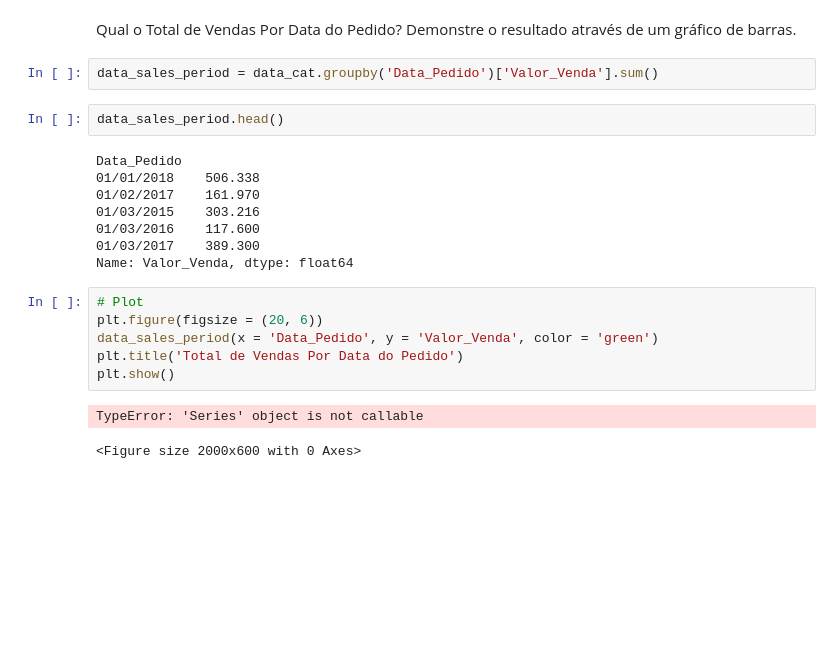
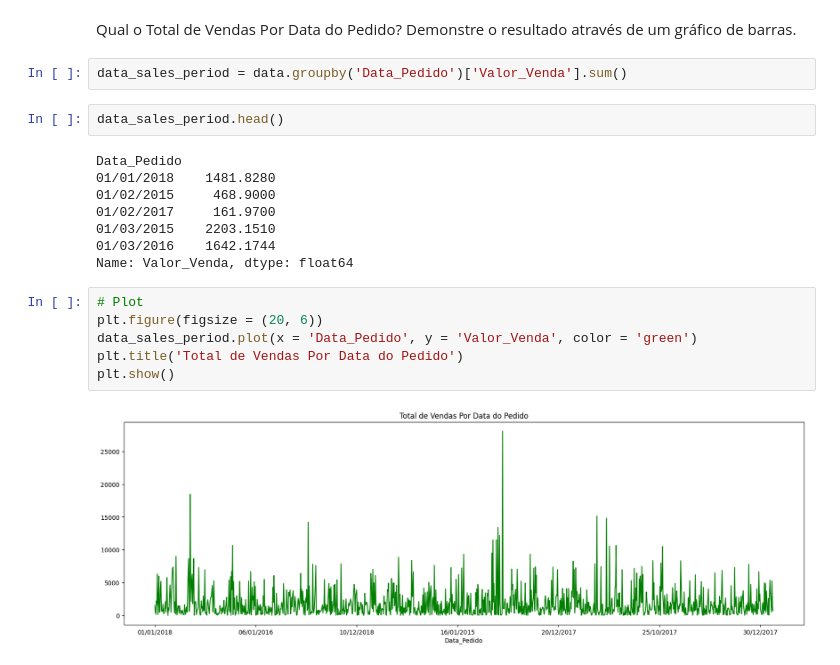
Before and after one commit to SamuelMends/datascience_fundamentals, a Jupyter notebook: project_2.ipynb, the cells around one changed output. Saved outputs shown, nothing was run; the diff lists cells and outputs as text; blank space fills up the shorter version.

```diff
--- a/project_2.ipynb
+++ b/project_2.ipynb
@@ -82,23 +82,22 @@ Name: Valor_Venda, Length: 480, dtype: float64
 Qual o Total de Vendas Por Data do Pedido?
 Demonstre o resultado através de um gráfico de barras.
 # %%
-data_sales_period = data_cat.groupby('Data_Pedido')['Valor_Venda'].sum()
+data_sales_period = data.groupby('Data_Pedido')['Valor_Venda'].sum()
 # %%
 data_sales_period.head()
 # %% [output]
 Data_Pedido
-01/01/2018    506.338
-01/02/2017    161.970
-01/03/2015    303.216
-01/03/2016    117.600
-01/03/2017    389.300
+01/01/2018    1481.8280
+01/02/2015     468.9000
+01/02/2017     161.9700
+01/03/2015    2203.1510
+01/03/2016    1642.1744
 Name: Valor_Venda, dtype: float64
 # %%
 # Plot
 plt.figure(figsize = (20, 6))
-data_sales_period(x = 'Data_Pedido', y = 'Valor_Venda', color = 'green')
+data_sales_period.plot(x = 'Data_Pedido', y = 'Valor_Venda', color = 'green')
 plt.title('Total de Vendas Por Data do Pedido')
 plt.show()
 # %% [output]
-TypeError: 'Series' object is not callable
-<Figure size 2000x600 with 0 Axes>
+[figure, added]
```
